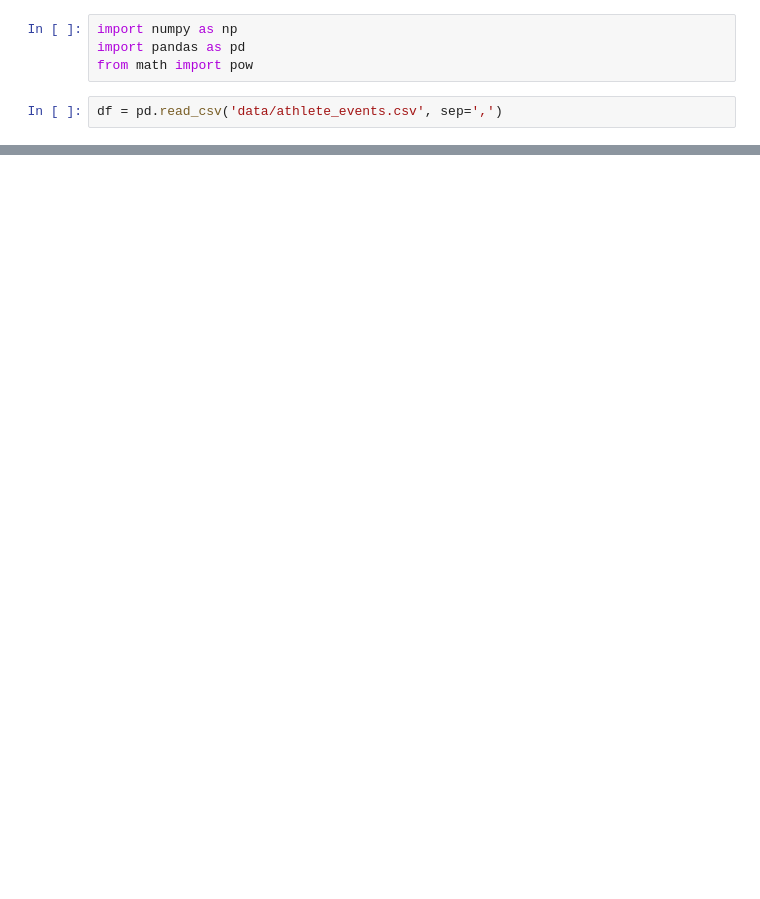
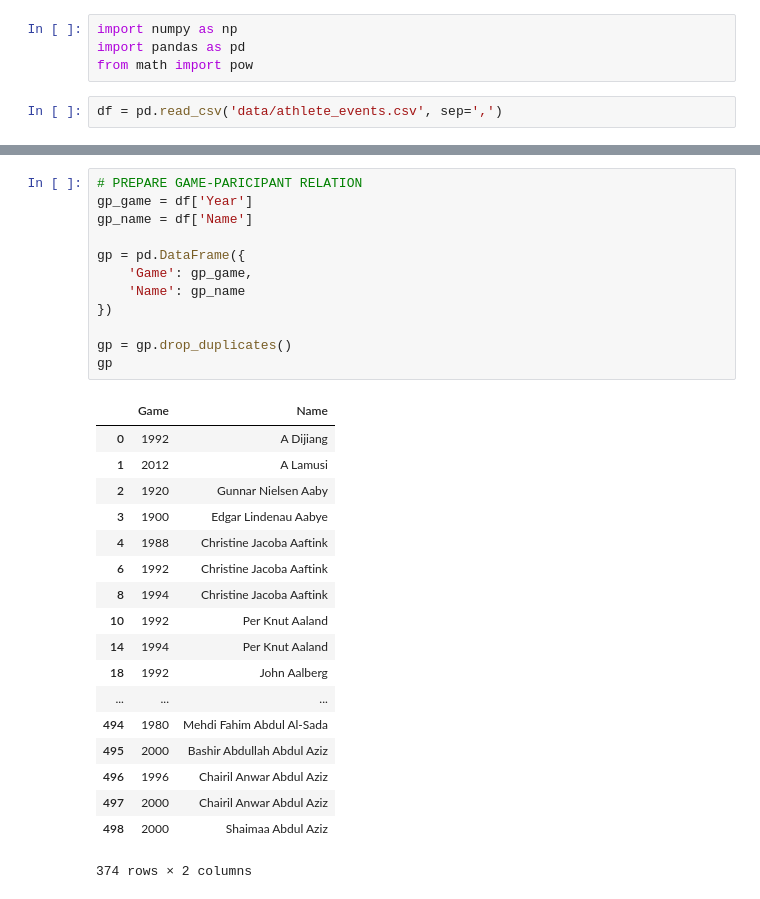
Before and after one commit to Ermako27/data_base, a Jupyter notebook: lab1/try_pandas.ipynb, the cells around one changed output, grey strips where cells are left out. Saved outputs shown, nothing was run; the diff lists cells and outputs as text; blank space fills up the shorter version.

```diff
--- a/lab1/try_pandas.ipynb
+++ b/lab1/try_pandas.ipynb
@@ -141,0 +221,31 @@ events
+# %%
+# PREPARE GAME-PARICIPANT RELATION
+gp_game = df['Year']
+gp_name = df['Name']
+
+gp = pd.DataFrame({
+    'Game': gp_game,
+    'Name': gp_name
+})
+
+gp = gp.drop_duplicates()
+gp
+# %% [output]
+|  | Game | Name |
+| 0 | 1992 | A Dijiang |
+| 1 | 2012 | A Lamusi |
+| 2 | 1920 | Gunnar Nielsen Aaby |
+| 3 | 1900 | Edgar Lindenau Aabye |
+| 4 | 1988 | Christine Jacoba Aaftink |
+| 6 | 1992 | Christine Jacoba Aaftink |
+| 8 | 1994 | Christine Jacoba Aaftink |
+| 10 | 1992 | Per Knut Aaland |
+| 14 | 1994 | Per Knut Aaland |
+| 18 | 1992 | John Aalberg |
+| ... | ... | ... |
+| 494 | 1980 | Mehdi Fahim Abdul Al-Sada |
+| 495 | 2000 | Bashir Abdullah Abdul Aziz |
+| 496 | 1996 | Chairil Anwar Abdul Aziz |
+| 497 | 2000 | Chairil Anwar Abdul Aziz |
+| 498 | 2000 | Shaimaa Abdul Aziz |
+374 rows × 2 columns
```
Also changed, not shown: parts of 15 cells of this notebook, 1 other file.
